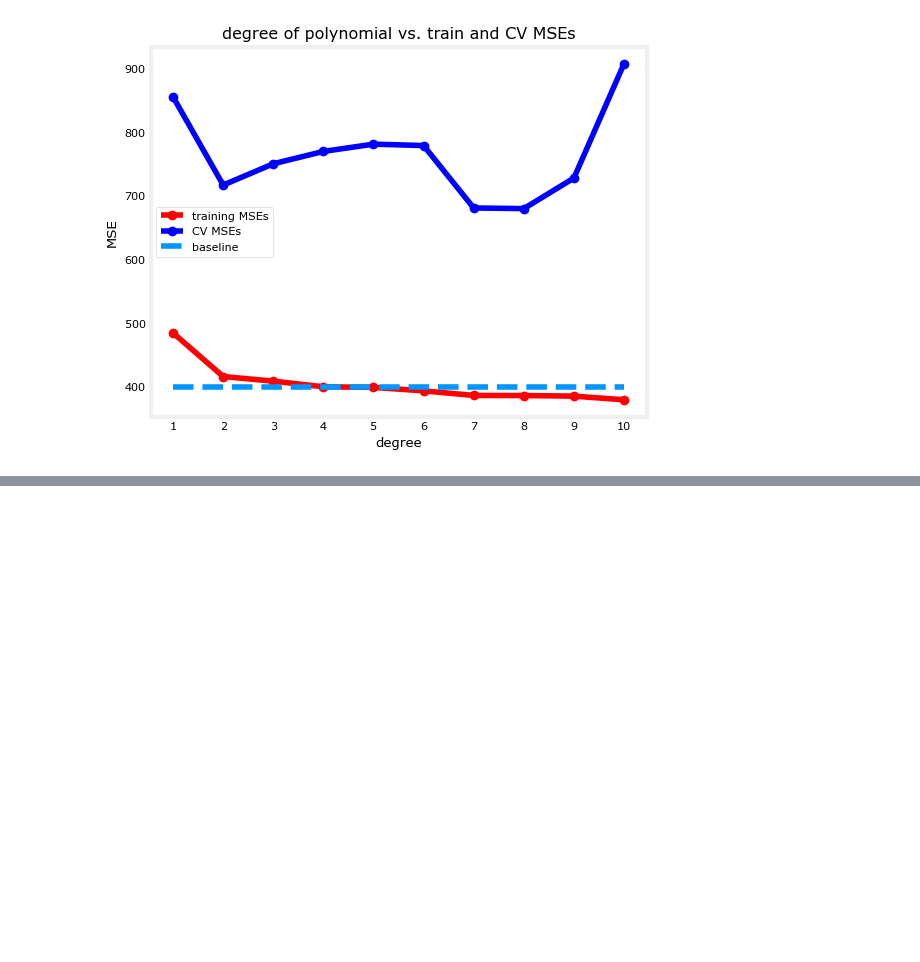
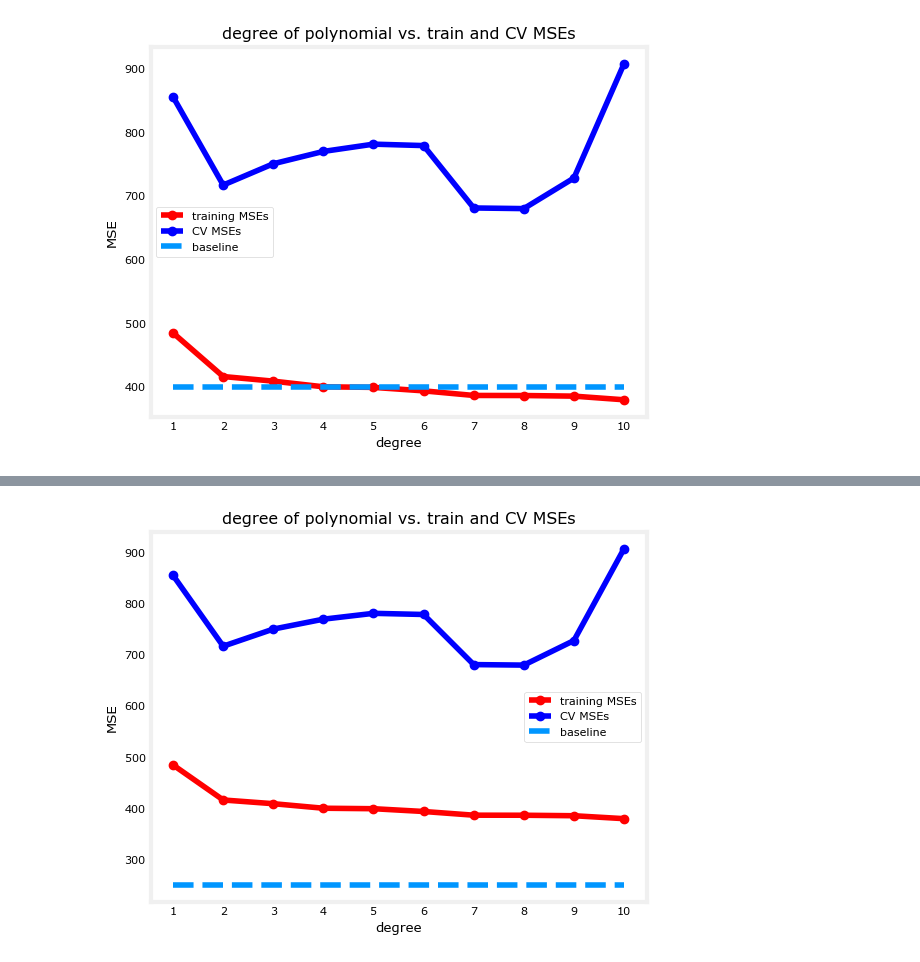
Before and after one commit to abuhmhai/Advanced-Algorithms, a Jupyter notebook: W3_Lab_02_Diagnosing_Bias_and_Variance.ipynb, the cells around one changed output, grey strips where cells are left out. Cells and saved outputs as stored; diff of their text form; code cells hidden in the pictures; blank space fills up the shorter version.

```diff
--- a/W3_Lab_02_Diagnosing_Bias_and_Variance.ipynb
+++ b/W3_Lab_02_Diagnosing_Bias_and_Variance.ipynb
@@ -68,0 +73,4 @@ first 5 rows of the training inputs (1 feature):
+# %%
+utils.train_plot_poly(model,x_train,y_train,x_cv,y_cv,max_degree=10,baseline=250)
+# %% [output]
+[figure, added]
```
Also changed, not shown: parts of 1 cell of this notebook.
